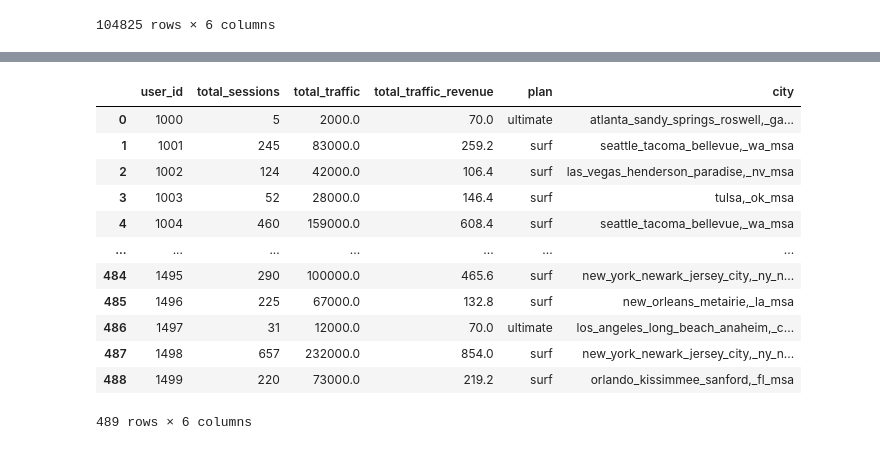
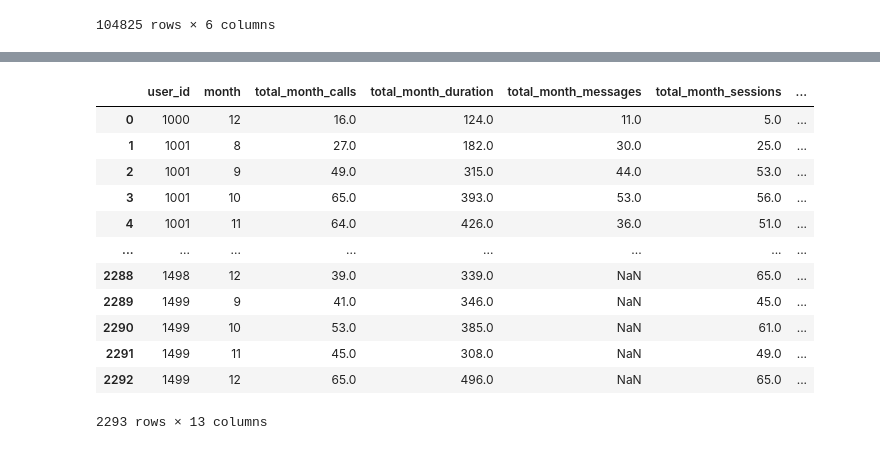
Before and after one commit to LuisPastranaLemus/P_20250514_Mobile_service_plans_analysis, a Jupyter notebook: notebooks/02_feature_engineering.ipynb, the cells around one changed output, grey strips where cells are left out. Saved outputs shown, nothing was run; the diff lists cells and outputs as text; code cells hidden in the pictures.

```diff
--- a/notebooks/02_feature_engineering.ipynb
+++ b/notebooks/02_feature_engineering.ipynb
@@ -818,4 +620,4 @@ df_sessions_traffic_total.to_csv(processed_path, index=False)
 # %%
-df_revenue_total = df_users.loc[:, ['user_id', 'full_name', 'age', 'city', 'reg_day', 'reg_month', 'churn_day', 'churn_month', 'plan']]
-df_revenue_total
+df_revenue_month = df_calls_duration_month.copy()
+df_revenue_month
 # %% [output]
@@ -835,5 +637,4 @@ df_revenue_total
 # %%
-df_revenue_total = df_revenue_total.merge(df_calls_duration_total[['user_id', 'total_duration', 'total_duration_revenue']], on='user_id', how='left')
-df_revenue_total = df_revenue_total.rename(columns={'total_duration': 'total_calls_duration', 'total_duration_revenue': 'total_calls_duration_revenue'})
-df_revenue_total
+df_revenue_month = df_revenue_month.merge(df_messages_user_month, on=['user_id', 'month'], how='outer')
+df_revenue_month
 # %% [output]
@@ -853,5 +654,4 @@ df_revenue_total
 # %%
-df_revenue_total = df_revenue_total.merge(df_messages_user_total[['user_id', 'total_messages', 'total_messages_revenue']], on='user_id', how='left')
-df_revenue_total = df_revenue_total.rename(columns={'total_messages': 'total_messages_amount', 'total_messages_revenue': 'total_messages_amount_revenue'})
-df_revenue_total
+df_revenue_month = df_revenue_month.merge(df_sessions_traffic_month, on=['user_id', 'month'], how='outer')
+df_revenue_month
 # %% [output]
@@ -870,0 +671,3 @@ df_revenue_total
+# %%
+df_revenue_month = df_revenue_month.merge(df_users[['user_id', 'age', 'city', 'plan', 'full_name', 'churn_month']], on='user_id', how='inner')
+df_revenue_month
@@ -871,16 +688,17 @@ df_revenue_total
 # %%
-df_sessions_traffic_total
+df_revenue_month['month_revenue_calls'] = np.round(df_revenue_month.apply(lambda row: revenue(row, 'duration', 'total_month_duration'), axis=1), 3)
+df_revenue_month
 # %% [output]
-|  | user_id | total_sessions | total_traffic | total_traffic_revenue | plan | city |
-| 0 | 1000 | 5 | 2000.0 | 70.0 | ultimate | atlanta_sandy_springs_roswell,_ga... |
-| 1 | 1001 | 245 | 83000.0 | 259.2 | surf | seattle_tacoma_bellevue,_wa_msa |
-| 2 | 1002 | 124 | 42000.0 | 106.4 | surf | las_vegas_henderson_paradise,_nv_msa |
-| 3 | 1003 | 52 | 28000.0 | 146.4 | surf | tulsa,_ok_msa |
-| 4 | 1004 | 460 | 159000.0 | 608.4 | surf | seattle_tacoma_bellevue,_wa_msa |
-| ... | ... | ... | ... | ... | ... | ... |
-| 484 | 1495 | 290 | 100000.0 | 465.6 | surf | new_york_newark_jersey_city,_ny_n... |
-| 485 | 1496 | 225 | 67000.0 | 132.8 | surf | new_orleans_metairie,_la_msa |
-| 486 | 1497 | 31 | 12000.0 | 70.0 | ultimate | los_angeles_long_beach_anaheim,_c... |
-| 487 | 1498 | 657 | 232000.0 | 854.0 | surf | new_york_newark_jersey_city,_ny_n... |
-| 488 | 1499 | 220 | 73000.0 | 219.2 | surf | orlando_kissimmee_sanford,_fl_msa |
+|  | user_id | month | total_month_calls | total_month_duration | total_month_messages | total_month_sessions | ... |
+| 0 | 1000 | 12 | 16.0 | 124.0 | 11.0 | 5.0 | ... |
+| 1 | 1001 | 8 | 27.0 | 182.0 | 30.0 | 25.0 | ... |
+| 2 | 1001 | 9 | 49.0 | 315.0 | 44.0 | 53.0 | ... |
+| 3 | 1001 | 10 | 65.0 | 393.0 | 53.0 | 56.0 | ... |
+| 4 | 1001 | 11 | 64.0 | 426.0 | 36.0 | 51.0 | ... |
+| ... | ... | ... | ... | ... | ... | ... | ... |
+| 2288 | 1498 | 12 | 39.0 | 339.0 | NaN | 65.0 | ... |
+| 2289 | 1499 | 9 | 41.0 | 346.0 | NaN | 45.0 | ... |
+| 2290 | 1499 | 10 | 53.0 | 385.0 | NaN | 61.0 | ... |
+| 2291 | 1499 | 11 | 45.0 | 308.0 | NaN | 49.0 | ... |
+| 2292 | 1499 | 12 | 65.0 | 496.0 | NaN | 65.0 | ... |
-489 rows × 6 columns
+2293 rows × 13 columns
```
Also changed, not shown: parts of 89 cells of this notebook, 15 other files.
